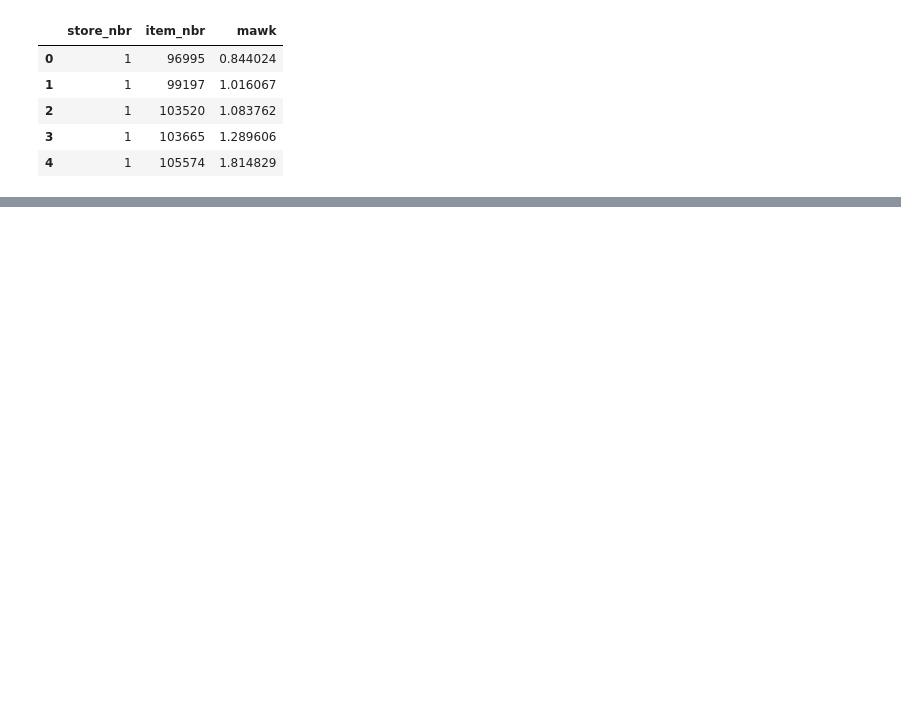
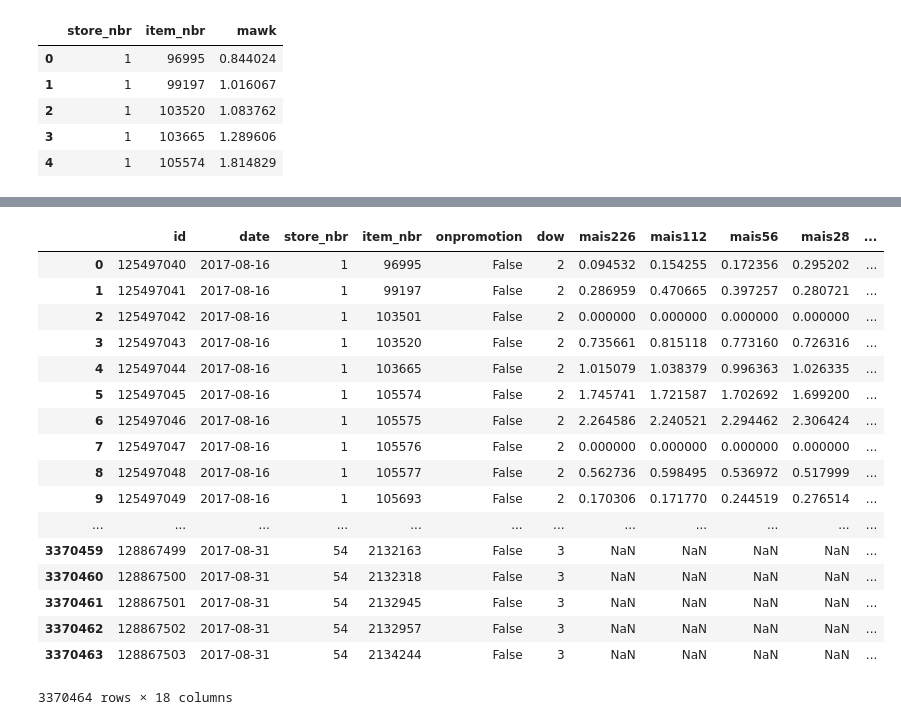
Before and after one commit to Koostb/Coursera_Python, a Jupyter notebook: 20171112 Kaggle Annotation.ipynb, the cells around one changed output, grey strips where cells are left out. Drawn from its saved outputs; the diff is of its cells as text; code cells hidden in the pictures; blank space fills up the shorter version.

```diff
--- a/20171112 Kaggle Annotation.ipynb
+++ b/20171112 Kaggle Annotation.ipynb
@@ -96,0 +77,6 @@ del tmp,tmpg
+# %%
+## make a test set. A lot of NAN's now.
+
+test = pd.merge(test, ma_is, how='left', on=['item_nbr','store_nbr'])
+test = pd.merge(test, ma_wk, how='left', on=['item_nbr','store_nbr'])
+test = pd.merge(test, ma_dw, how='left', on=['item_nbr','store_nbr','dow'])
@@ -96,0 +105,30 @@ del tmp,tmpg
+# %%
+test['unit_sales'] = test.mais
+# %%
+test_pos = test.loc[pos_idx]
+test.loc[pos_idx, 'unit_sales'] = test_pos['mais'] * test_pos['madw'] / test_pos['mawk']
+test.loc[:, "unit_sales"].fillna(0, inplace=True)
+test['unit_sales'] = test['unit_sales'].apply(pd.np.expm1)
+# %%
+test.loc[test['onpromotion'] == True, 'unit_sales'] = test.loc[test['onpromotion'] == True, 'unit_sales'] * 1.14
+# %%
+test
+# %% [output]
+|  | id | date | store_nbr | item_nbr | onpromotion | dow | mais226 | mais112 | mais56 | mais28 | ... |
+| 0 | 125497040 | 2017-08-16 | 1 | 96995 | False | 2 | 0.094532 | 0.154255 | 0.172356 | 0.295202 | ... |
+| 1 | 125497041 | 2017-08-16 | 1 | 99197 | False | 2 | 0.286959 | 0.470665 | 0.397257 | 0.280721 | ... |
+| 2 | 125497042 | 2017-08-16 | 1 | 103501 | False | 2 | 0.000000 | 0.000000 | 0.000000 | 0.000000 | ... |
+| 3 | 125497043 | 2017-08-16 | 1 | 103520 | False | 2 | 0.735661 | 0.815118 | 0.773160 | 0.726316 | ... |
+| 4 | 125497044 | 2017-08-16 | 1 | 103665 | False | 2 | 1.015079 | 1.038379 | 0.996363 | 1.026335 | ... |
+| 5 | 125497045 | 2017-08-16 | 1 | 105574 | False | 2 | 1.745741 | 1.721587 | 1.702692 | 1.699200 | ... |
+| 6 | 125497046 | 2017-08-16 | 1 | 105575 | False | 2 | 2.264586 | 2.240521 | 2.294462 | 2.306424 | ... |
+| 7 | 125497047 | 2017-08-16 | 1 | 105576 | False | 2 | 0.000000 | 0.000000 | 0.000000 | 0.000000 | ... |
+| 8 | 125497048 | 2017-08-16 | 1 | 105577 | False | 2 | 0.562736 | 0.598495 | 0.536972 | 0.517999 | ... |
+| 9 | 125497049 | 2017-08-16 | 1 | 105693 | False | 2 | 0.170306 | 0.171770 | 0.244519 | 0.276514 | ... |
+| ... | ... | ... | ... | ... | ... | ... | ... | ... | ... | ... | ... |
+| 3370459 | 128867499 | 2017-08-31 | 54 | 2132163 | False | 3 | NaN | NaN | NaN | NaN | ... |
+| 3370460 | 128867500 | 2017-08-31 | 54 | 2132318 | False | 3 | NaN | NaN | NaN | NaN | ... |
+| 3370461 | 128867501 | 2017-08-31 | 54 | 2132945 | False | 3 | NaN | NaN | NaN | NaN | ... |
+| 3370462 | 128867502 | 2017-08-31 | 54 | 2132957 | False | 3 | NaN | NaN | NaN | NaN | ... |
+| 3370463 | 128867503 | 2017-08-31 | 54 | 2134244 | False | 3 | NaN | NaN | NaN | NaN | ... |
+3370464 rows × 18 columns
```
Also changed, not shown: parts of 7 cells of this notebook, 2 other files.
